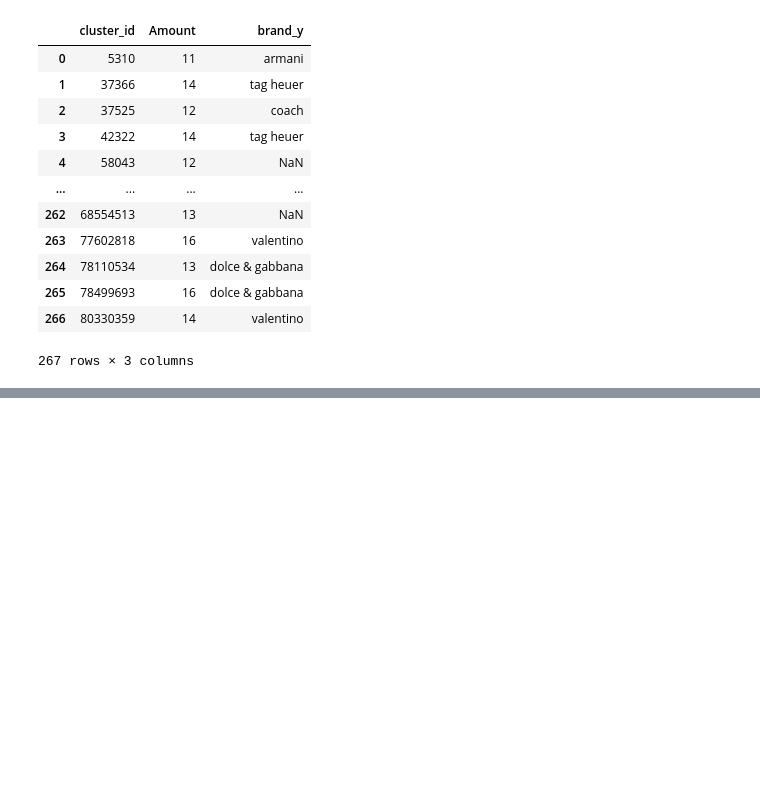
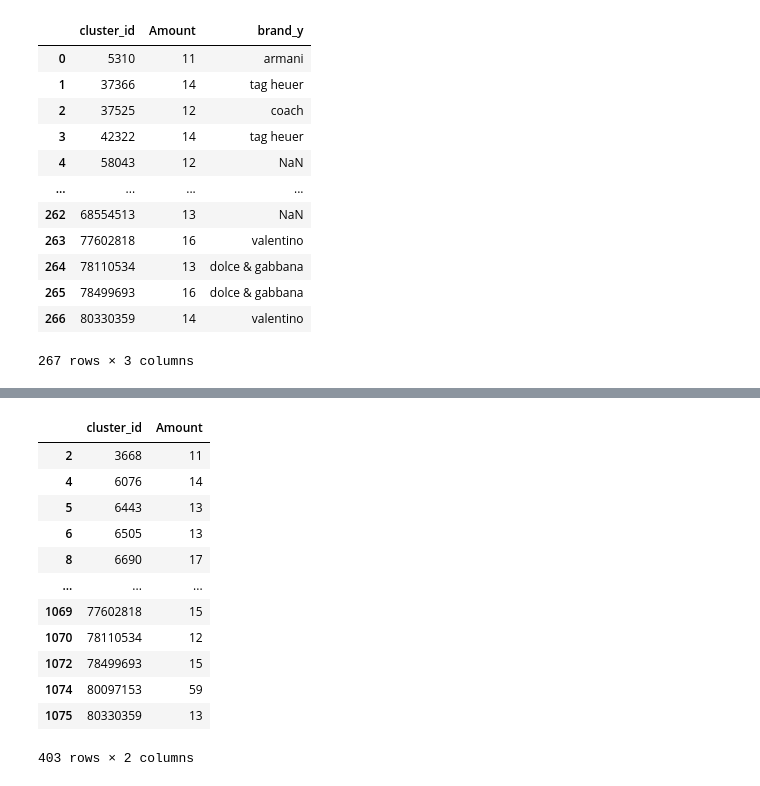
Before and after one commit to NiklasSabel/data_integration_using_deep_learning, a Jupyter notebook: notebooks/Entity_Product_Clothes_Electronics.ipynb, the cells around one changed output, grey strips where cells are left out. Saved outputs shown, nothing was run; the diff lists cells and outputs as text; code cells hidden in the pictures; blank space fills up the shorter version.

```diff
--- a/notebooks/Entity_Product_Clothes_Electronics.ipynb
+++ b/notebooks/Entity_Product_Clothes_Electronics.ipynb
@@ -328,0 +318,7 @@ df_compare_clothes[df_compare_clothes['cluster_id']==878031
+# %%
+df_joined_electronics = pd.read_csv(os.path.join(mapping_corpus_path_2, 'electronics_clusters_all_10_tables_post_processed.csv'))
+df_joined_electronics['category']='electronics'
+# %%
+frames = [df_joined_electronics, df_joined_clothes]
+df_concat = pd.concat(frames).drop(columns = ['Unnamed: 0','Unnamed: 0.1','Valid'])
+df_concat
@@ -328,0 +339,22 @@ df_compare_clothes[df_compare_clothes['cluster_id']==878031
+# %%
+df_grouped= df_concat.groupby('cluster_id').count()
+# only look at clusters that have at least one brand associated
+df_set = df_grouped.reset_index()[['cluster_id','table_id']].rename(columns={'table_id':'Amount'})
+# %%
+df_10=df_set[df_set['Amount']>10]
+# %%
+df_10
+# %% [output]
+|  | cluster_id | Amount |
+| 2 | 3668 | 11 |
+| 4 | 6076 | 14 |
+| 5 | 6443 | 13 |
+| 6 | 6505 | 13 |
+| 8 | 6690 | 17 |
+| ... | ... | ... |
+| 1069 | 77602818 | 15 |
+| 1070 | 78110534 | 12 |
+| 1072 | 78499693 | 15 |
+| 1074 | 80097153 | 59 |
+| 1075 | 80330359 | 13 |
+403 rows × 2 columns
```
Also changed, not shown: parts of 16 cells of this notebook, 1 other file.
